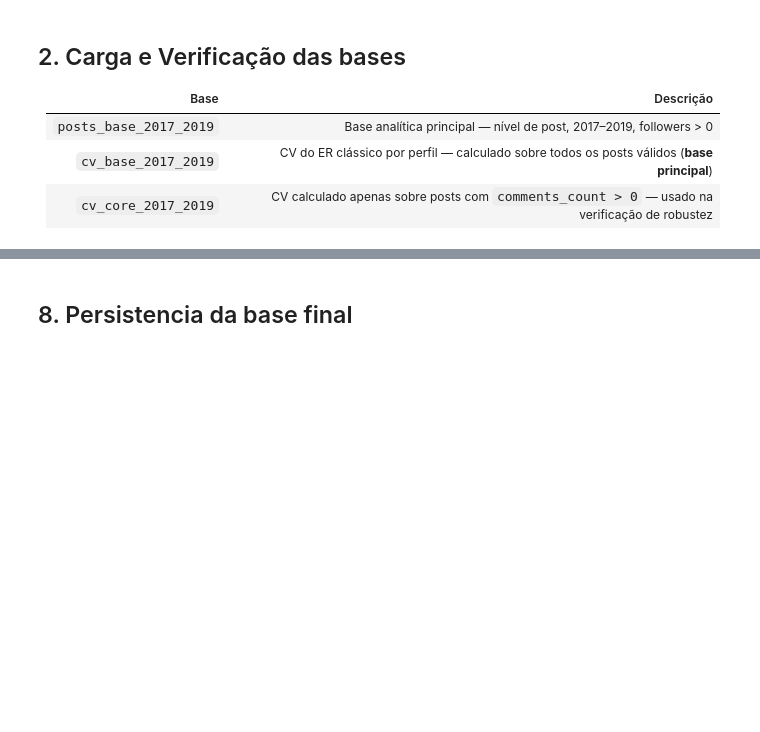
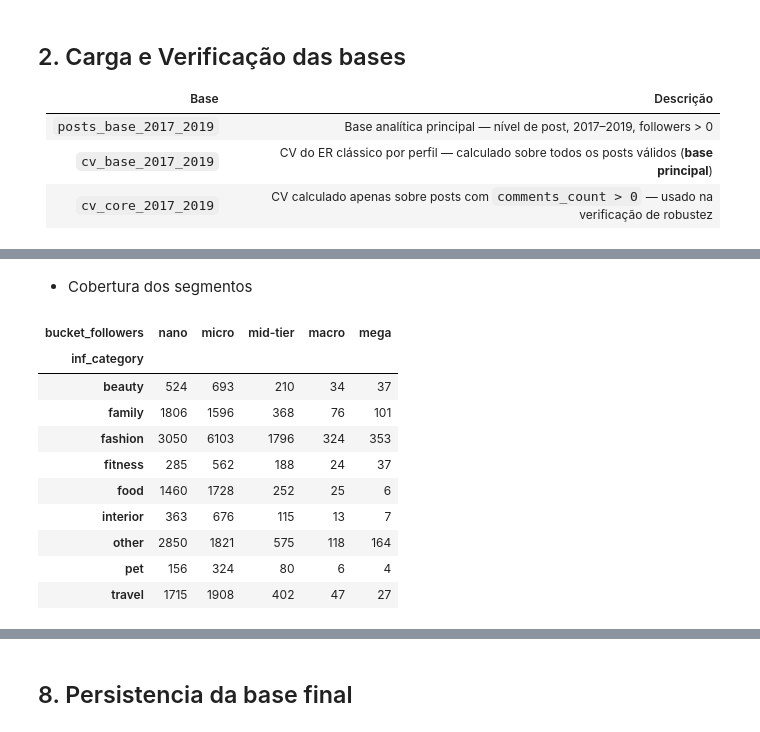
Before and after one commit to Davi-SC/influencers_kim, a Jupyter notebook: perfil_qualificacao.ipynb, the cells around one changed output, grey strips where cells are left out. Cells and saved outputs as stored; diff of their text form; code cells hidden in the pictures; blank space fills up the shorter version.

```diff
--- a/perfil_qualificacao.ipynb
+++ b/perfil_qualificacao.ipynb
@@ -87,2 +253,25 @@ CV core: (32646, 6)
+# %% [markdown]
+- Cobertura dos segmentos
+# %%
+cobertura = (
+    elegiveis_pd.groupby(["inf_category", "bucket_followers"])
+    .size()
+    .reset_index(name="n_perfis")
+    .pivot(index="inf_category", columns="bucket_followers", values="n_perfis")
+)
+cobertura = cobertura[[b for b in ORDEM_BUCKET if b in cobertura.columns]].fillna(0).astype(int)
+cobertura
+# %% [output]
+| bucket_followers | nano | micro | mid-tier | macro | mega |
+| inf_category |  |  |  |  |  |
+| beauty | 524 | 693 | 210 | 34 | 37 |
+| family | 1806 | 1596 | 368 | 76 | 101 |
+| fashion | 3050 | 6103 | 1796 | 324 | 353 |
+| fitness | 285 | 562 | 188 | 24 | 37 |
+| food | 1460 | 1728 | 252 | 25 | 6 |
+| interior | 363 | 676 | 115 | 13 | 7 |
+| other | 2850 | 1821 | 575 | 118 | 164 |
+| pet | 156 | 324 | 80 | 6 | 4 |
+| travel | 1715 | 1908 | 402 | 47 | 27 |
 # %% [markdown]
 ## 6. Classiciação em Tiers
```
Also changed, not shown: parts of 42 cells of this notebook.
